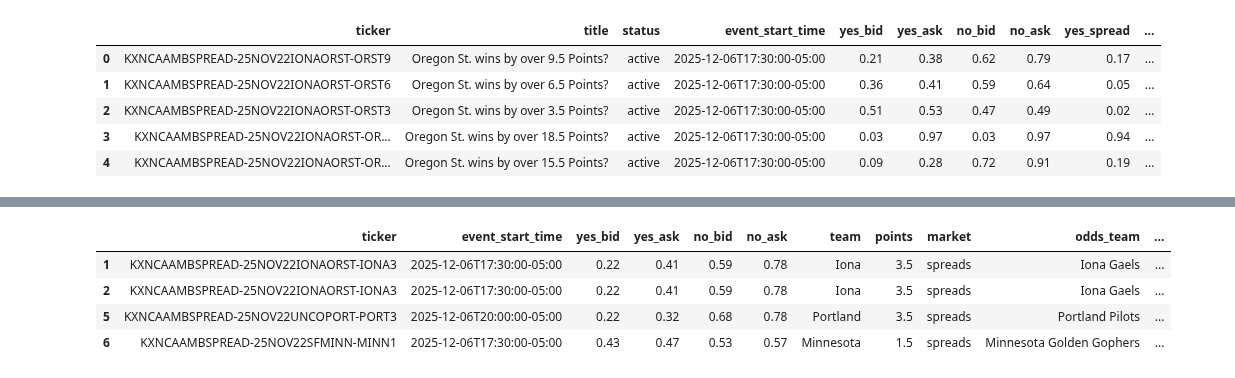
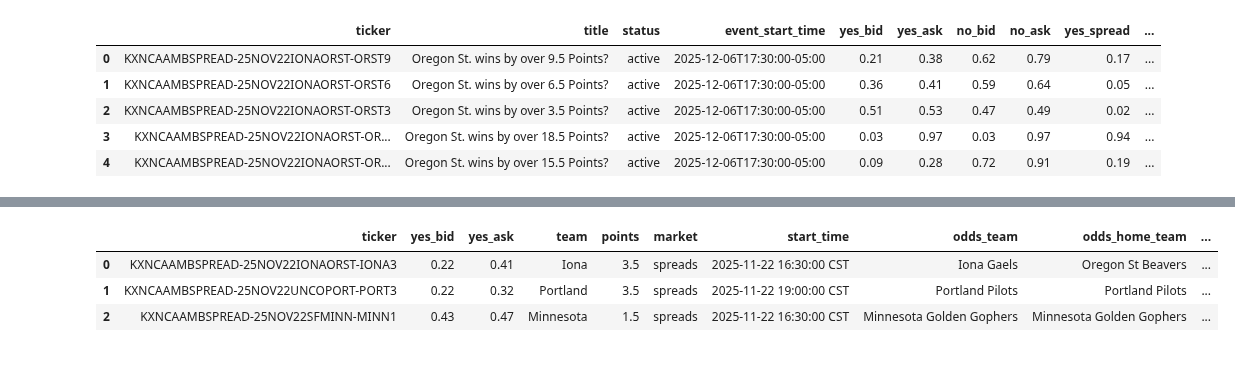
Before and after one commit to bassuaz24/kalshi_bets, a Jupyter notebook: jupyter_archive/cbb_data_analysis.ipynb, the cells around one changed output, grey strips where cells are left out. Cells and saved outputs as stored; diff of their text form; code cells hidden in the pictures.

```diff
--- a/jupyter_archive/cbb_data_analysis.ipynb
+++ b/jupyter_archive/cbb_data_analysis.ipynb
@@ -336,10 +286,10 @@ filtered_winners_df.loc[(filtered_winners_df['avg_fair_prb'] > filtered_winners_
 # %%
-# Specify the columns to extract
-kalshi_cols = ['ticker', 'event_start_time', 'yes_bid', 'yes_ask', 'no_bid', 'no_ask', 'team', 'points']
-odds_cols = ['market', 'team', 'home_team', 'away_team', 'avg_fair_prb', 'point']
+kalshi_cols = ['ticker', 'yes_bid', 'yes_ask', 'team', 'points']
+odds_cols = ['market', 'start_time', 'team', 'home_team', 'away_team', 'avg_fair_prb', 'point']
 
-# Rename overlapping columns in odds to prevent clashes
 odds_subset = odds_spreads_df[odds_cols].rename(columns={
+    'home_team': 'odds_home_team',
+    'away_team': 'odds_away_team',
     'team': 'odds_team'
 })
 
@@ -347,24 +297,20 @@ kalshi_subset = kalshi_spreads_df[kalshi_cols]
 
 combined_rows = []
 
-# Loop through Kalshi rows
 for _, kalshi_row in kalshi_subset.iterrows():
     kalshi_home = kalshi_row['team']
     for _, odds_row in odds_subset.iterrows():
         odds_home = odds_row['odds_team']
-        if (kalshi_home in odds_home) and (kalshi_row['points'] == odds_row['point']): #the point spread should be the same
+        if (kalshi_home in odds_home) and (kalshi_row['points'] == odds_row['point']):
             combined_row = pd.concat([kalshi_row, odds_row])
             combined_rows.append(combined_row)
 
-# Create final DataFrame
-combined_df = pd.DataFrame(combined_rows)
-combined_df = combined_df.reset_index(drop=True)
-filtered_spreads_df = combined_df[(combined_df.index % 4) .isin([1, 2])]
+combined_spreads_df = pd.DataFrame(combined_rows).drop_duplicates(subset='ticker') #only works because oddsapi only pulls odds
+combined_spreads_df = combined_spreads_df.reset_index(drop=True)                    #for only one point line for each bookmaker
 # %%
-filtered_spreads_df
+combined_spreads_df
 # %% [output]
-|  | ticker | event_start_time | yes_bid | yes_ask | no_bid | no_ask | team | points | market | odds_team | ... |
-| 1 | KXNCAAMBSPREAD-25NOV22IONAORST-IONA3 | 2025-12-06T17:30:00-05:00 | 0.22 | 0.41 | 0.59 | 0.78 | Iona | 3.5 | spreads | Iona Gaels | ... |
-| 2 | KXNCAAMBSPREAD-25NOV22IONAORST-IONA3 | 2025-12-06T17:30:00-05:00 | 0.22 | 0.41 | 0.59 | 0.78 | Iona | 3.5 | spreads | Iona Gaels | ... |
-| 5 | KXNCAAMBSPREAD-25NOV22UNCOPORT-PORT3 | 2025-12-06T20:00:00-05:00 | 0.22 | 0.32 | 0.68 | 0.78 | Portland | 3.5 | spreads | Portland Pilots | ... |
-| 6 | KXNCAAMBSPREAD-25NOV22SFMINN-MINN1 | 2025-12-06T17:30:00-05:00 | 0.43 | 0.47 | 0.53 | 0.57 | Minnesota | 1.5 | spreads | Minnesota Golden Gophers | ... |
+|  | ticker | yes_bid | yes_ask | team | points | market | start_time | odds_team | odds_home_team | ... |
+| 0 | KXNCAAMBSPREAD-25NOV22IONAORST-IONA3 | 0.22 | 0.41 | Iona | 3.5 | spreads | 2025-11-22 16:30:00 CST | Iona Gaels | Oregon St Beavers | ... |
+| 1 | KXNCAAMBSPREAD-25NOV22UNCOPORT-PORT3 | 0.22 | 0.32 | Portland | 3.5 | spreads | 2025-11-22 19:00:00 CST | Portland Pilots | Portland Pilots | ... |
+| 2 | KXNCAAMBSPREAD-25NOV22SFMINN-MINN1 | 0.43 | 0.47 | Minnesota | 1.5 | spreads | 2025-11-22 16:30:00 CST | Minnesota Golden Gophers | Minnesota Golden Gophers | ... |
```
Also changed, not shown: parts of 11 cells of this notebook.
